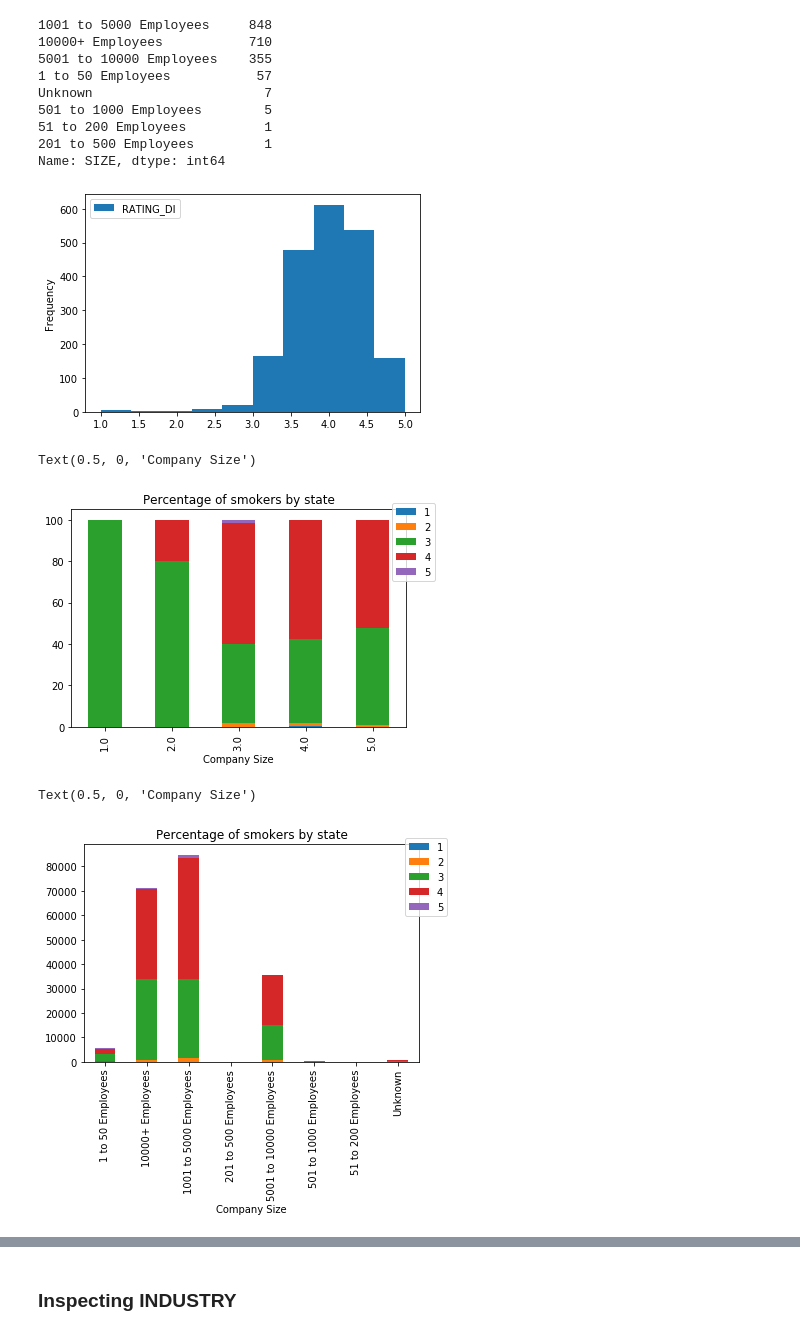
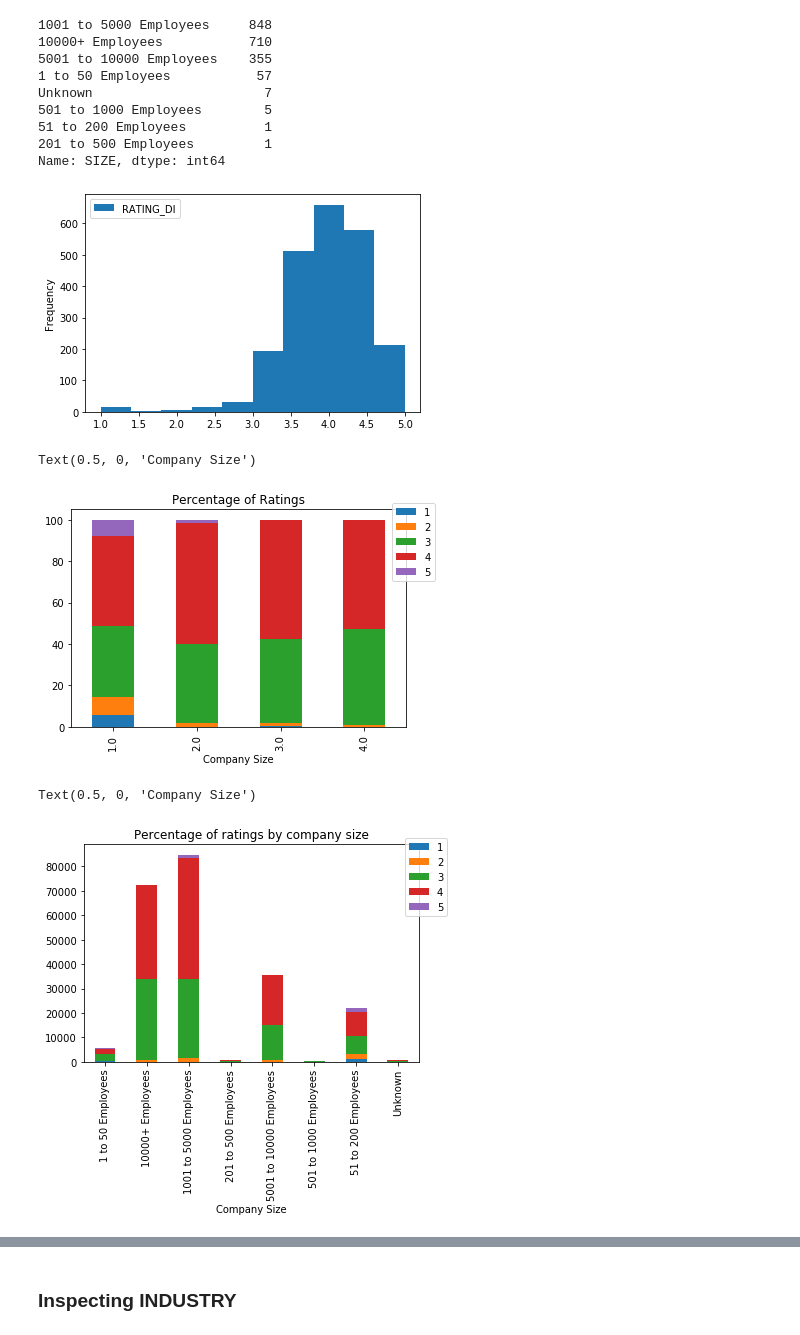
Before and after one commit to cierra4prez/NLP_Diversity_and_Inclusion, a Jupyter notebook: 1_Cleaning.ipynb, the cells around one changed output, grey strips where cells are left out. Cells and saved outputs as stored; diff of their text form; code cells hidden in the pictures.

```diff
--- a/1_Cleaning.ipynb
+++ b/1_Cleaning.ipynb
@@ -26,9 +26,10 @@ df5 = pd.read_csv('data/glassdoor_ratings6_846.csv')
 df6 = pd.read_csv('data/glassdoor_ratings7_453.csv')
 df7 = pd.read_csv('data/glassdoor_ratings8_873.csv') #scrape # 8
 df8 = pd.read_csv('data/glassdoor_ratings_1to50.csv')
+df9 = pd.read_csv('data/glassdoor_ratings_51to200.csv')
 
 #Combine data frames
-data = pd.concat([df1, df2, df3, df4, df5, df6, df7, df8])
+data = pd.concat([df1, df2, df3, df4, df5, df6, df7, df8, df9])
 
 print('Length of data set: ',len(data))
 print('Number of duplicates: ', data['NAME'].duplicated().sum())
@@ -231,0 +227,22 @@ data['SIZE_BIN'] = data['SIZE_BIN'].astype(float)
+# %%
+## Assigning continuous variable to SIZE column
+
+conditions = [
+    data['SIZE'] == '10000+ Employees',
+    data['SIZE'] == '5001 to 10000 Employees',
+    data['SIZE'] == '1001 to 5000 Employees',
+#    data['SIZE'] == '501 to 1000 Employees',
+    ((data['SIZE'] == '501 to 1000 Employees')|(data['SIZE'] == '201 to 500 Employees')| (data['SIZE'] == '51 to 200 Employees'))]
+
+## list of choices to be returned if said condition is True
+choices = [
+#    5, #10k+
+    4, #5001 to 10k Employees
+    3, #1001 to 5k Employees
+    2, #500 to 1k
+    1] #fewer than 500 Employees
+
+data['SIZE_BIN'] = np.select(conditions, choices, default=None)
+
+#Convert to float
+data['SIZE_BIN'] = data['SIZE_BIN'].astype(float)
@@ -422,20 +452,20 @@ data.plot(kind='hist',
           y='RATING_DI')
 plt.show()
 # %% [output]
-[figure, old version]
+[figure, new version]
 # %%
 # Percentages (normalize = True)
 x = data.groupby('SIZE_BIN')['RATING_DI_BIN'].value_counts(normalize=True).unstack() * 100
 
 fig,ax = plt.subplots()
 x.plot.bar(stacked=True,ax=ax,)
 
 ax.legend(bbox_to_anchor=(1.1, 1.05))
-plt.title('Percentage of smokers by state')
+plt.title('Percentage of Ratings')
 plt.xlabel('Company Size')
 # %% [output]
 Text(0.5, 0, 'Company Size')
-[figure, old version]
+[figure, new version]
 # %%
 # Percentages (normalize = True)
 x = data.groupby('SIZE')['RATING_DI_BIN'].value_counts().unstack() * 100
@@ -444,11 +474,11 @@ fig,ax = plt.subplots()
 x.plot.bar(stacked=True,ax=ax,)
 
 ax.legend(bbox_to_anchor=(1.1, 1.05))
-plt.title('Percentage of smokers by state')
+plt.title('Percentage of ratings by company size')
 plt.xlabel('Company Size')
 # %% [output]
 Text(0.5, 0, 'Company Size')
-[figure, old version]
+[figure, new version]
 # %%
 ##Size vs Rating DI
 data.groupby('SIZE')['RATING_DI_BIN'].value_counts(normalize=True, sort=False).to_frame()#[:50]
```
Also changed, not shown: parts of 25 cells of this notebook, 7 other files.
